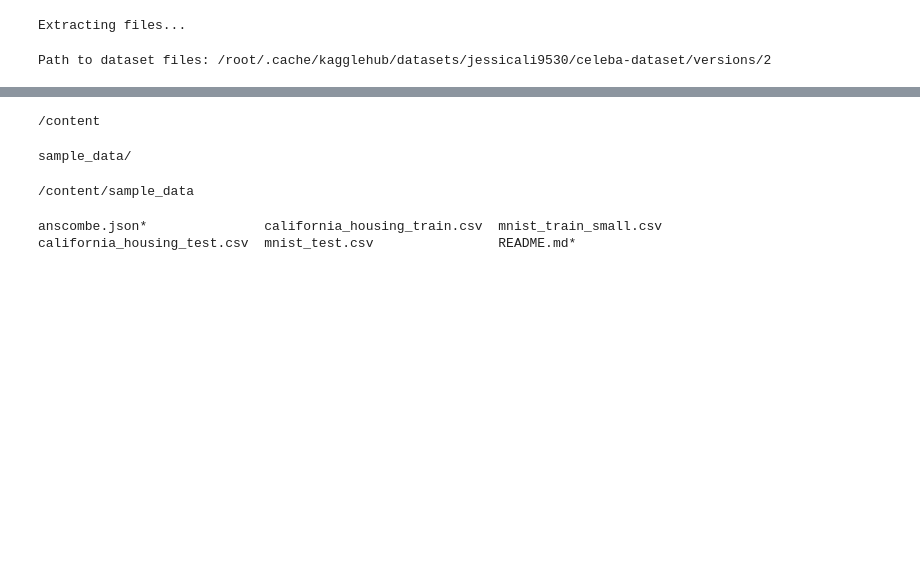
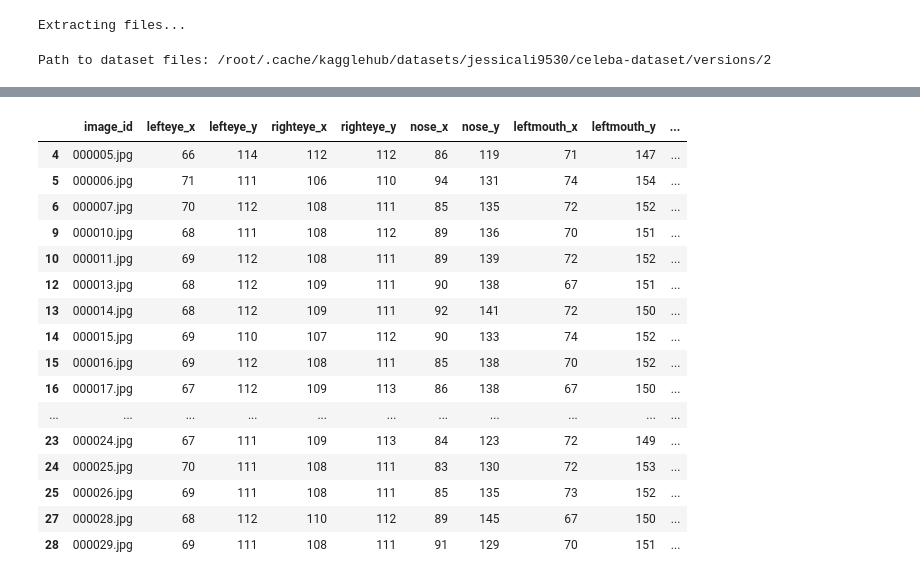
Before and after one commit to iamvssrao/FastAI, a Jupyter notebook: Golden_ratio_model.ipynb, the cells around one changed output, grey strips where cells are left out. Drawn from its saved outputs; the diff is of its cells as text; code cells hidden in the pictures; blank space fills up the shorter version.

```diff
--- a/Golden_ratio_model.ipynb
+++ b/Golden_ratio_model.ipynb
@@ -159,0 +156,43 @@ ldf.head()
+# %%
+import numpy as np
+import pandas as pd
+
+def compute_golden_ratios(df):
+    # Extract coordinates as NumPy arrays
+    lefteye_x = df["lefteye_x"].values
+    lefteye_y = df["lefteye_y"].values
+    righteye_x = df["righteye_x"].values
+    righteye_y = df["righteye_y"].values
+    nose_x = df["nose_x"].values
+    nose_y = df["nose_y"].values
+    leftmouth_x = df["leftmouth_x"].values
+    leftmouth_y = df["leftmouth_y"].values
+    rightmouth_x = df["rightmouth_x"].values
+    rightmouth_y = df["rightmouth_y"].values
+
+    # Calculate eye width (optional use)
+    # eye_width = np.sqrt((righteye_x - lefteye_x)**2 + (righteye_y - lefteye_y)**2)
+
+    # Midpoint between eyes and mouth
+    eye_center_x = (lefteye_x + righteye_x) / 2
+    eye_center_y = (lefteye_y + righteye_y) / 2
+    mouth_center_x = (leftmouth_x + rightmouth_x) / 2
+    mouth_center_y = (leftmouth_y + rightmouth_y) / 2
+
+    # Upper and lower face heights
+    upper_face = np.sqrt((eye_center_x - nose_x)**2 + (eye_center_y - nose_y)**2)
+    lower_face = np.sqrt((mouth_center_x - nose_x)**2 + (mouth_center_y - nose_y)**2)
+
+    # Avoid division by zero
+    with np.errstate(divide='ignore', invalid='ignore'):
+        golden_ratio = np.where(lower_face != 0, upper_face / lower_face, np.nan)
+
+    # Add to DataFrame
+    df["golden_ratio"] = golden_ratio
+    df["is_beautiful"] = (golden_ratio > 1.5) & (golden_ratio < 1.62)
+
+
+    return df
+
+gdf = compute_golden_ratios(frontal_df)
+gdf.head()
@@ -234,17 +224,20 @@ datalab/                    lib@     mnt/     python-apt.tar.xz*        sys/
-# %%
-cd /content
-# %% [output]
-/content
-# %%
-ls
-# %% [output]
-sample_data/
-# %%
-cd sample_data
-# %% [output]
-/content/sample_data
-# %%
-ls
-# %% [output]
-anscombe.json*               california_housing_train.csv  mnist_train_small.csv
-california_housing_test.csv  mnist_test.csv                README.md*
+# %%
+gdf[gdf["is_beautiful"] == False].iloc[:20]
+# %% [output]
+|  | image_id | lefteye_x | lefteye_y | righteye_x | righteye_y | nose_x | nose_y | leftmouth_x | leftmouth_y | ... |
+| 4 | 000005.jpg | 66 | 114 | 112 | 112 | 86 | 119 | 71 | 147 | ... |
+| 5 | 000006.jpg | 71 | 111 | 106 | 110 | 94 | 131 | 74 | 154 | ... |
+| 6 | 000007.jpg | 70 | 112 | 108 | 111 | 85 | 135 | 72 | 152 | ... |
+| 9 | 000010.jpg | 68 | 111 | 108 | 112 | 89 | 136 | 70 | 151 | ... |
+| 10 | 000011.jpg | 69 | 112 | 108 | 111 | 89 | 139 | 72 | 152 | ... |
+| 12 | 000013.jpg | 68 | 112 | 109 | 111 | 90 | 138 | 67 | 151 | ... |
+| 13 | 000014.jpg | 68 | 112 | 109 | 111 | 92 | 141 | 72 | 150 | ... |
+| 14 | 000015.jpg | 69 | 110 | 107 | 112 | 90 | 133 | 74 | 152 | ... |
+| 15 | 000016.jpg | 69 | 112 | 108 | 111 | 85 | 138 | 70 | 152 | ... |
+| 16 | 000017.jpg | 67 | 112 | 109 | 113 | 86 | 138 | 67 | 150 | ... |
+| ... | ... | ... | ... | ... | ... | ... | ... | ... | ... | ... |
+| 23 | 000024.jpg | 67 | 111 | 109 | 113 | 84 | 123 | 72 | 149 | ... |
+| 24 | 000025.jpg | 70 | 111 | 108 | 111 | 83 | 130 | 72 | 153 | ... |
+| 25 | 000026.jpg | 69 | 111 | 108 | 111 | 85 | 135 | 73 | 152 | ... |
+| 27 | 000028.jpg | 68 | 112 | 110 | 112 | 89 | 145 | 67 | 150 | ... |
+| 28 | 000029.jpg | 69 | 111 | 108 | 111 | 91 | 129 | 70 | 151 | ... |
```
Also changed, not shown: parts of 29 cells of this notebook.
